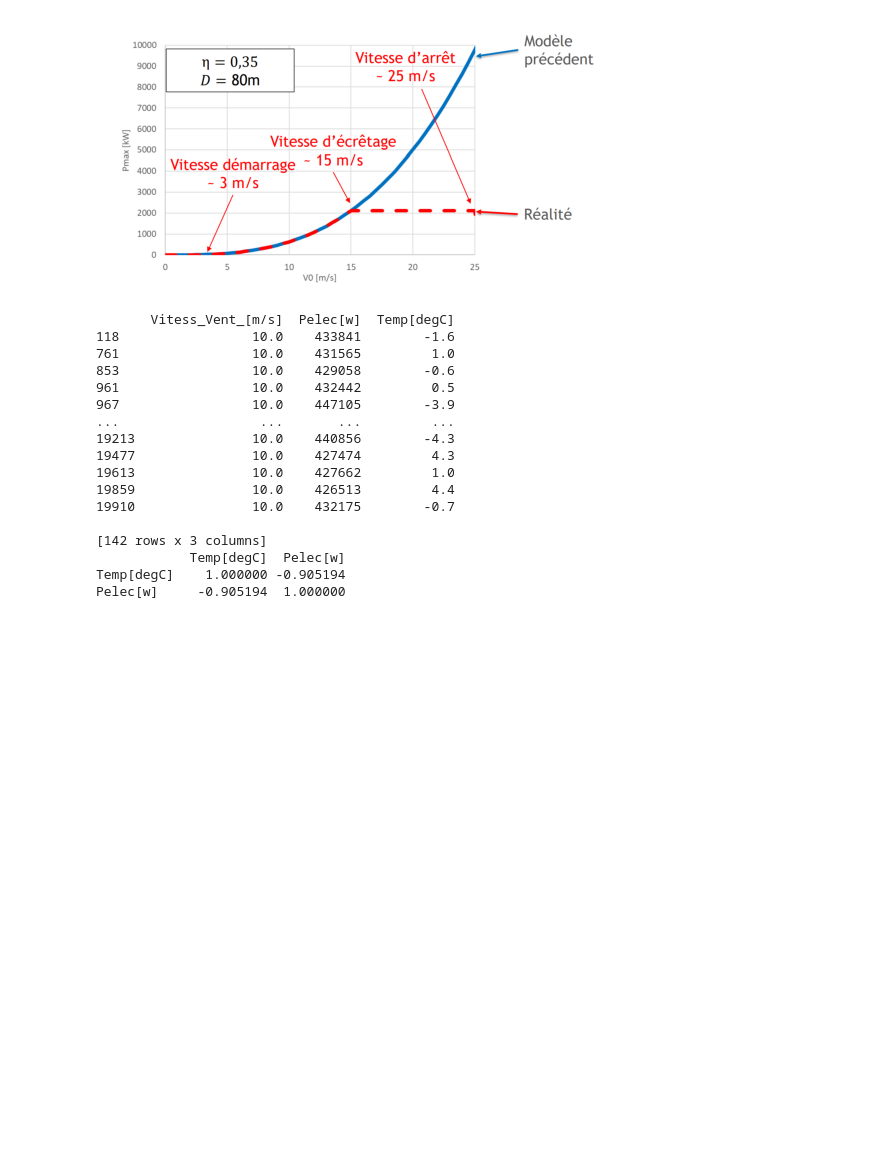
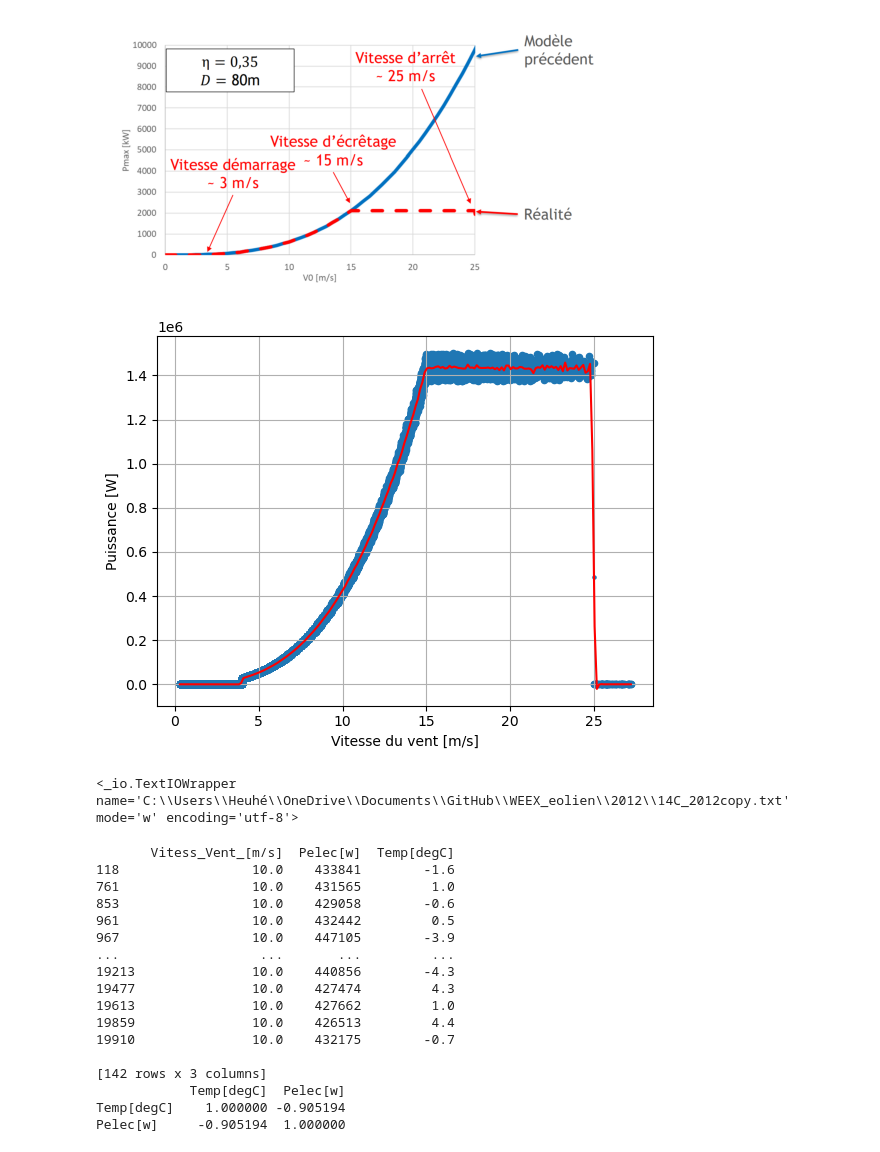
Before and after one commit to JulesHeuhe/WEEX_eolien, a Jupyter notebook: script/main_jules.ipynb, the cells around one changed output. Drawn from its saved outputs; the diff is of its cells as text; code cells hidden in the pictures; blank space fills up the shorter version.

```diff
--- a/script/main_jules.ipynb
+++ b/script/main_jules.ipynb
@@ -37,6 +37,32 @@ plt.show()
 # %% [output]
 [figure]
 [figure]
+# %%
+x = data1["Vitess_Vent_[m/s]"]
+y = data1["Pelec[w]"]
+from scipy.interpolate import interp1d
+
+# On calcule la puissance moyenne par vitesse
+df_mean = data1.groupby("Vitess_Vent_[m/s]").mean().reset_index()
+
+x = df_mean["Vitess_Vent_[m/s]"]
+y = df_mean["Pelec[w]"]
+
+Pui = interp1d(x, y, kind="cubic", fill_value="extrapolate")
+data1 = df[["Vitess_Vent_[m/s]", "Pelec[w]"]]
+data1.plot(x="Vitess_Vent_[m/s]", y="Pelec[w]", kind="scatter")
+v_range = np.linspace(x.min(), x.max(), 200)
+plt.scatter(x, y, s=5)
+plt.plot(v_range, Pui(v_range), color="red")
+plt.xlabel("Vitesse du vent [m/s]")
+plt.ylabel("Puissance [W]")
+plt.grid(True)
+plt.show()
+
+print(f)
+# %% [output]
+[figure, added]
+<_io.TextIOWrapper name='C:\\Users\\Heuhé\\OneDrive\\Documents\\GitHub\\WEEX_eolien\\2012\\14C_2012copy.txt' mode='w' encoding='utf-8'>
 # %%
 data2 = df[["Vitess_Vent_[m/s]", "Pelec[w]", "Temp[degC]"]]
 
```
Also changed, not shown: parts of 4 cells of this notebook, 3 other files.
